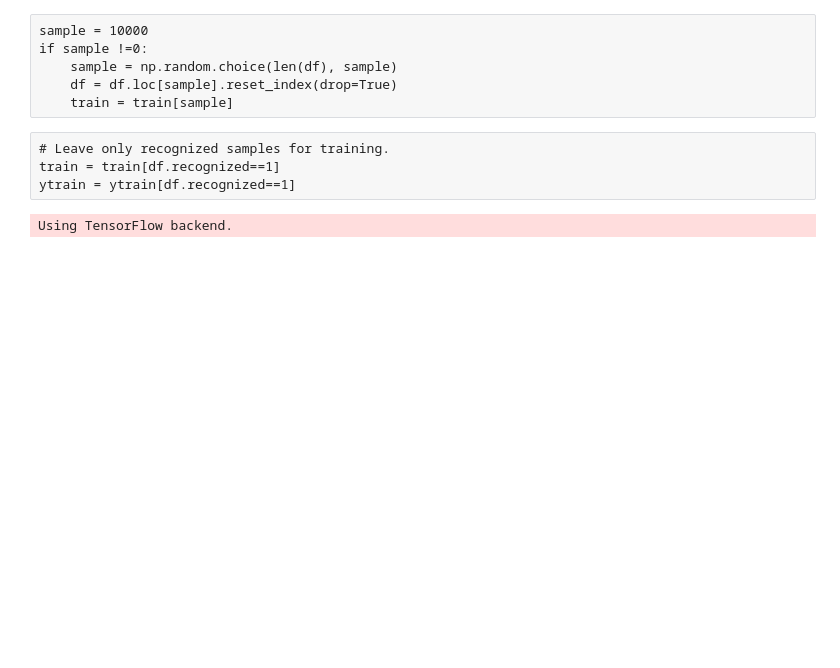
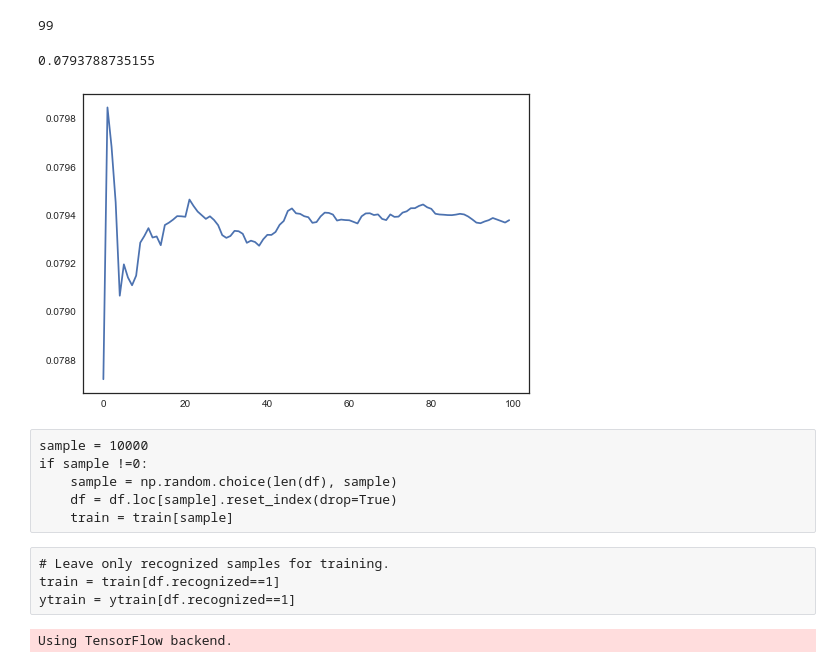
Before and after one commit to DenisCB/doodle_recognition, a Jupyter notebook: ML/model_training.ipynb, the cells around one changed output. Cells and saved outputs as stored; diff of their text form; code cells hidden in the pictures; blank space fills up the shorter version.

```diff
--- a/ML/model_training.ipynb
+++ b/ML/model_training.ipynb
@@ -34,7 +36,7 @@ def im2arr(drawing):
         stroke_shifted = list(map(lambda x: tuple([i+2.5 for i in x]),
                                   tuple(zip(stroke[0], stroke[1])))
                              )
-        draw.line(stroke_shifted, fill=255, width=3)
+        draw.line(stroke_shifted, fill=255, width=4)
 
     # Find the bounding box.
     bbox = PIL.Image.eval(im, lambda x: x).getbbox()
@@ -63,5 +65,28 @@ px = 64
 df = pd.read_csv('data/df.csv')
 train = np.load('data/strokes_raw.npy')
+# %%
+batch_counter = 0
+mean_global = np.zeros((px, px))
+mean_global_hist = []
+
+for i in range(100):
+    print(i, end='\r')
+    batch = np.random.choice(train, 1000)
+    batch = np.array([im2arr(drawing) for drawing in batch])
+
+    mean_global = (mean_global * batch_counter + batch.mean(axis=0)) / (batch_counter+1)
+    batch_counter += 1
+    mean_global_hist.append(mean_global.mean())
+
+mean_global = mean_global.mean()
+# %% [output]
+99
+# %%
+print(mean_global)
+plt.plot(mean_global_hist);
+# %% [output]
+0.0793788735155
+[figure, added]
 # %% [raw]
 sample = 10000
 if sample !=0:
```
Also changed, not shown: parts of 4 cells of this notebook, 4 other files.
